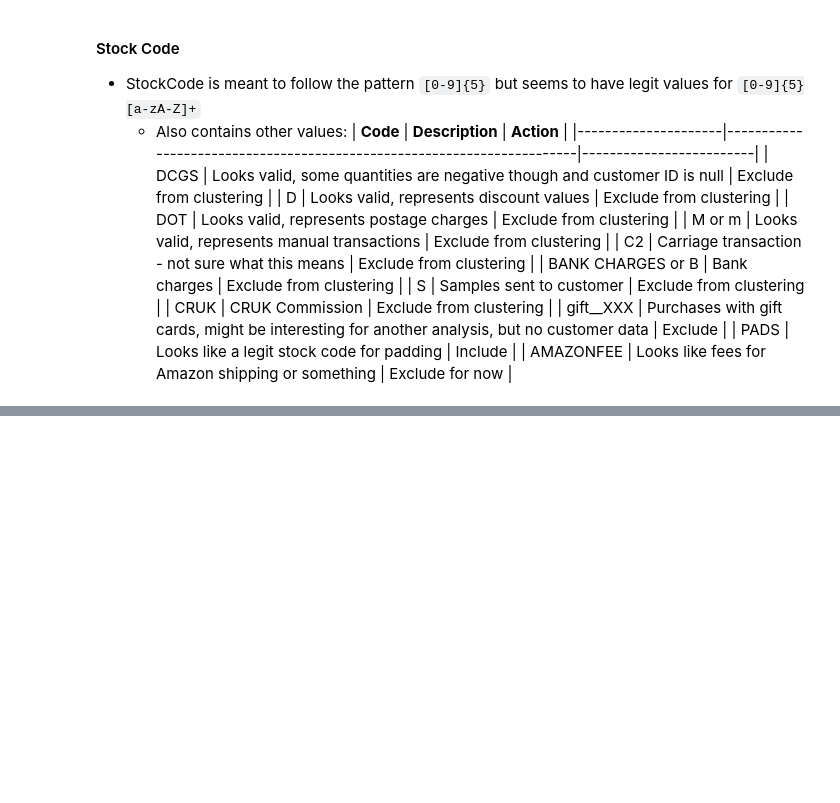
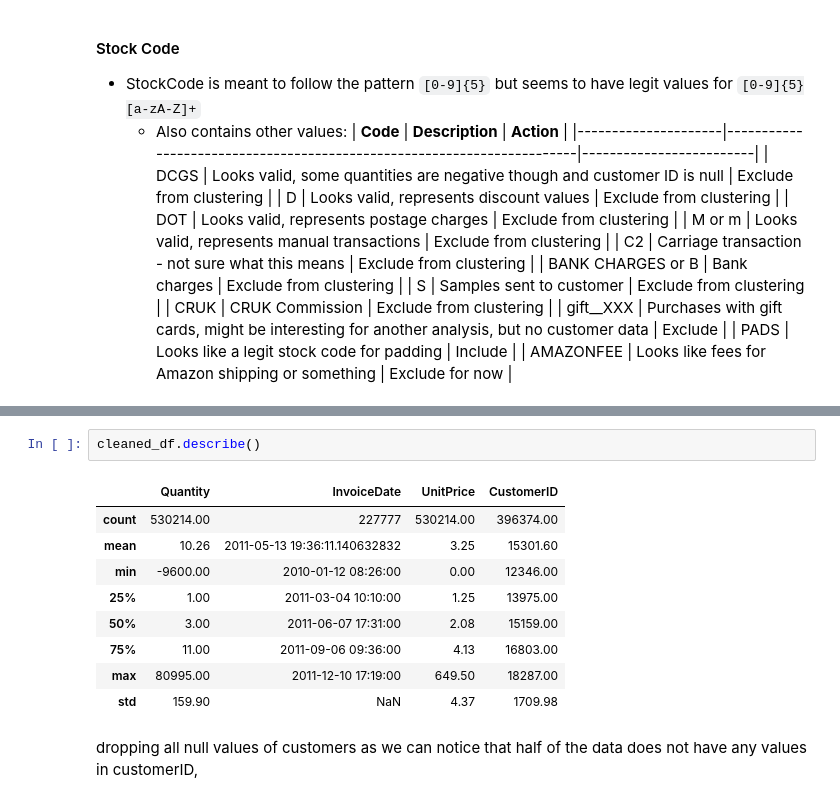
Before and after one commit to dhruvthumar/Project_CS4403-retail-mining, a Jupyter notebook: online-retail-data-clustering.ipynb, the cells around one changed output, grey strips where cells are left out. Drawn from its saved outputs; the diff is of its cells as text; blank space fills up the shorter version.

```diff
--- a/online-retail-data-clustering.ipynb
+++ b/online-retail-data-clustering.ipynb
@@ -230,0 +289,14 @@ df[df["StockCode"].str.contains("^P")]
+# %%
+cleaned_df.describe()
+# %% [output]
+|  | Quantity | InvoiceDate | UnitPrice | CustomerID |
+| count | 530214.00 | 227777 | 530214.00 | 396374.00 |
+| mean | 10.26 | 2011-05-13 19:36:11.140632832 | 3.25 | 15301.60 |
+| min | -9600.00 | 2010-01-12 08:26:00 | 0.00 | 12346.00 |
+| 25% | 1.00 | 2011-03-04 10:10:00 | 1.25 | 13975.00 |
+| 50% | 3.00 | 2011-06-07 17:31:00 | 2.08 | 15159.00 |
+| 75% | 11.00 | 2011-09-06 09:36:00 | 4.13 | 16803.00 |
+| max | 80995.00 | 2011-12-10 17:19:00 | 649.50 | 18287.00 |
+| std | 159.90 | NaN | 4.37 | 1709.98 |
+# %% [markdown]
+dropping all null values of customers as we can notice that half of the data does not have any values in customerID,
```
Also changed, not shown: parts of 14 cells of this notebook.
